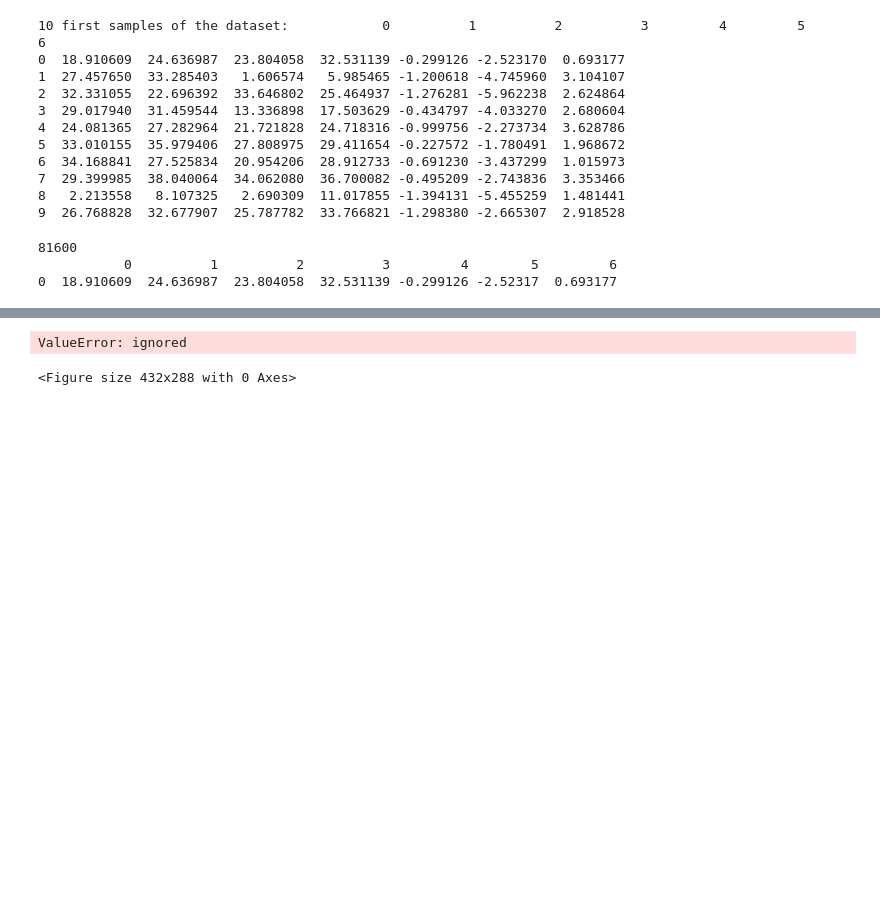
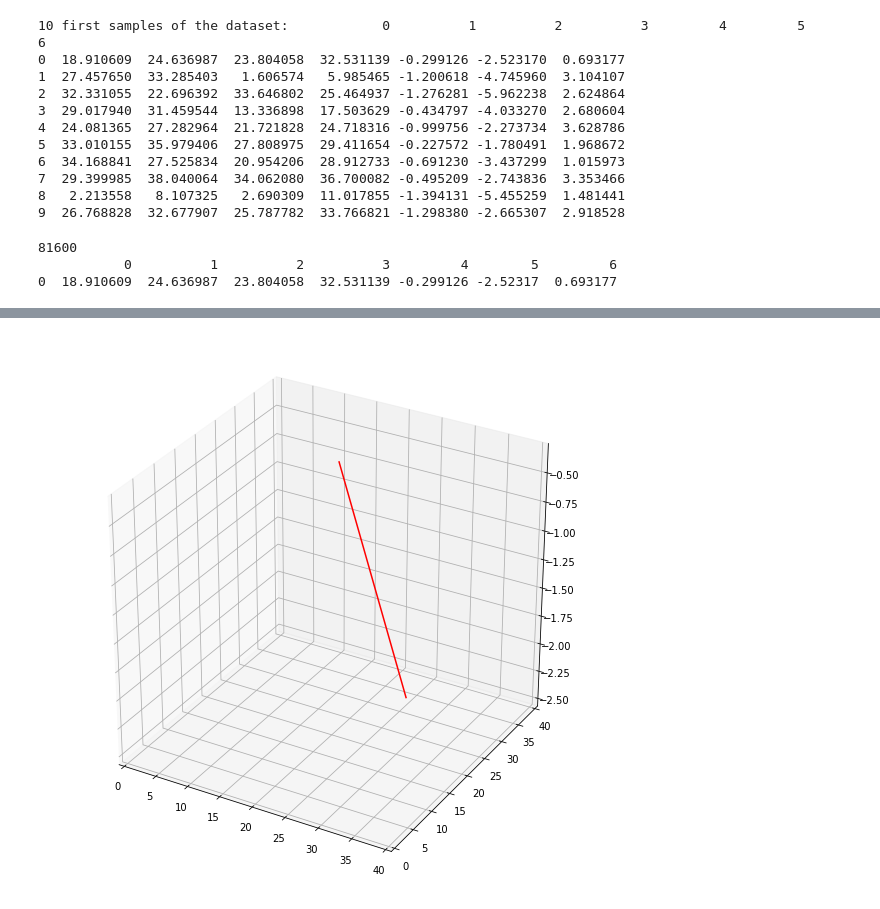
Before and after one commit to AnosovAndrey/Task, a Jupyter notebook: Untitled1.ipynb, the cells around one changed output, grey strips where cells are left out. Saved outputs shown, nothing was run; the diff lists cells and outputs as text; code cells hidden in the pictures; blank space fills up the shorter version.

```diff
--- a/Untitled1.ipynb
+++ b/Untitled1.ipynb
@@ -89,15 +91,16 @@ plt.show()
 # %%
-fig = plt.figure(1)
-ax = fig2.gca(projection='3d')
+fig = plt.figure(1, figsize=(10,10))
+ax = fig.gca(projection='3d')
 
- # Give points (0, 0, 0) and (100, 200, 300)
+ # Give points
 x = [data_list[0][1][0], data_list[0][1][1]]
 y = [data_list[0][1][2], data_list[0][1][3]]
-z = [data_list[0][1][4], data_list[0][1][5]]
+z = np.array([data_list[0][1][4], data_list[0][1][5]]).flatten()
 
+plt.xlim(0, 40)
+plt.ylim(0, 40)
  # Connect the first two points in the array
-figure = ax.plot(x, y, z, c='r')
+figure = ax.plot(x, y, z, c='r', )
 plt.show()
 # %% [output]
-ValueError: ignored
-<Figure size 432x288 with 0 Axes>
+[figure, added]
```
Also changed, not shown: parts of 2 cells of this notebook.
